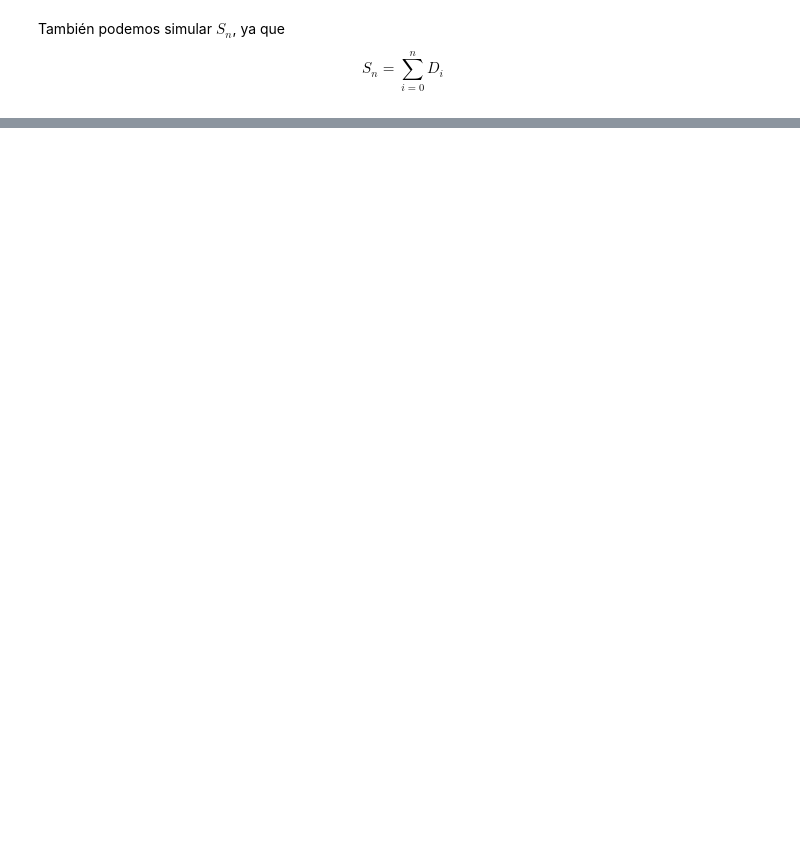
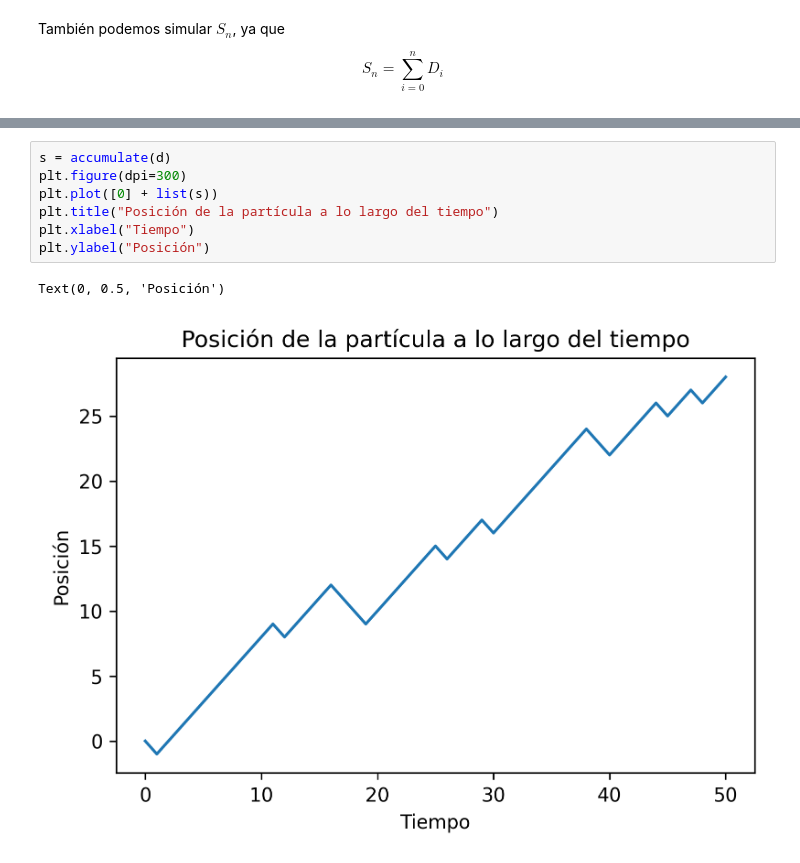
Before and after one commit to Rattlehead15/PyEFinal, a Jupyter notebook: Ej2.ipynb, the cells around one changed output, grey strips where cells are left out. Saved outputs shown, nothing was run; the diff lists cells and outputs as text; blank space fills up the shorter version.

```diff
--- a/Ej2.ipynb
+++ b/Ej2.ipynb
@@ -36,0 +39,10 @@ print(list(s))
+# %%
+s = accumulate(d)
+plt.figure(dpi=300)
+plt.plot([0] + list(s))
+plt.title("Posición de la partícula a lo largo del tiempo")
+plt.xlabel("Tiempo")
+plt.ylabel("Posición")
+# %% [output]
+Text(0, 0.5, 'Posición')
+[figure, added]
```
Also changed, not shown: parts of 5 cells of this notebook, 7 other files.
